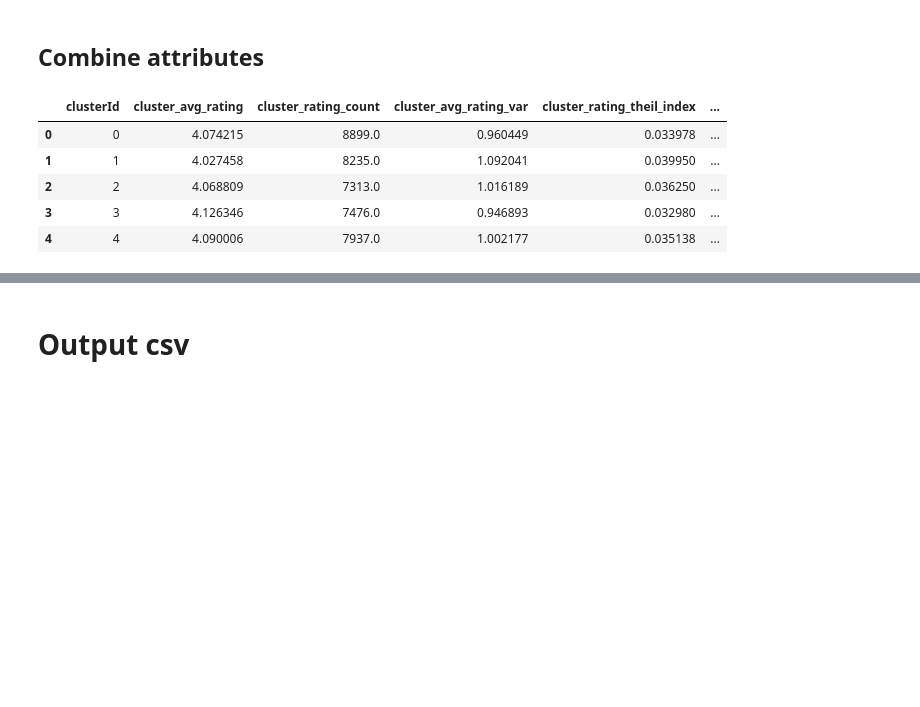
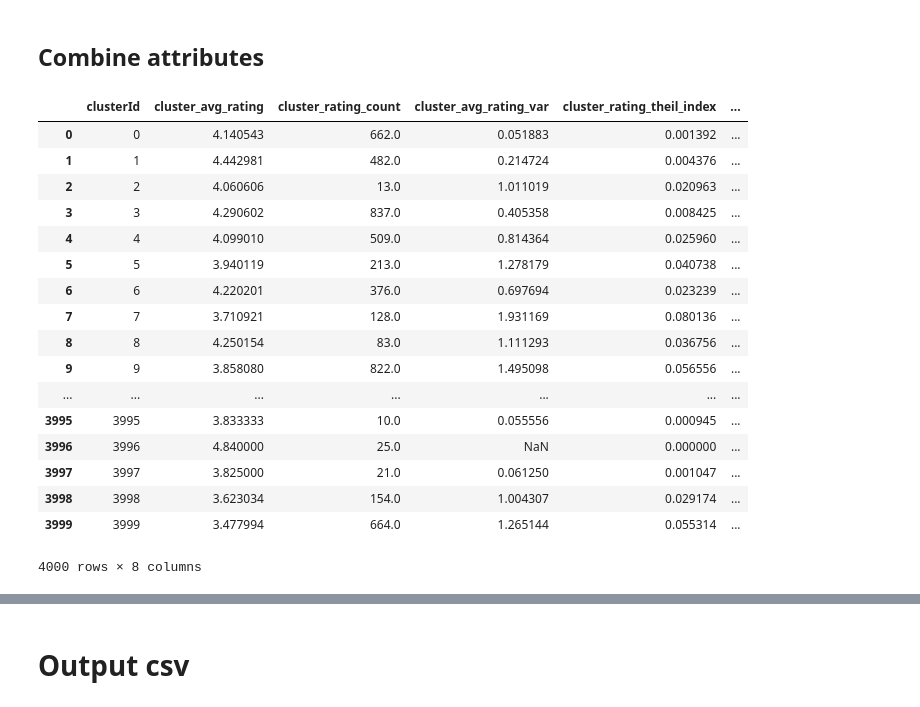
Before and after one commit to wezteoh/hack_on_data, a Jupyter notebook: clustering/cluster_attributes.ipynb, the cells around one changed output, grey strips where cells are left out. Cells and saved outputs as stored; diff of their text form; code cells hidden in the pictures; blank space fills up the shorter version.

Commit message:
updated cluster attributes module

```diff
--- a/clustering/cluster_attributes.ipynb
+++ b/clustering/cluster_attributes.ipynb
@@ -14,3 +14,6 @@ baby_cluster_df = pd.read_csv('fake_baby_cluster.csv')[['asin','clusterId']]
+# %%
+products_count_df = baby_cluster_df.groupby('clusterId').count()\
+                    .rename(index=str, columns={"asin": "product_count"}).reset_index()
 # %% [markdown]
 # Finding Cluster Attributes
 # %% [markdown]
@@ -56,7 +59,7 @@ def create_cluster_rating_count_df(cluster_x_rating_summary_df):
             .rename(index=str, columns={"rating_count": "cluster_rating_count"})
 # %%
 def create_cluster_rating_summary_df(cluster_df, product_rating_summary_df):
-    cluster_x_rating_summary_df = product_rating_summary_df.join(cluster_df.set_index('asin'), on='asin')
+    cluster_x_rating_summary_df = cluster_df.join(product_rating_summary_df.set_index('asin'), on='asin')
     avg_df = create_cluster_avg_rating_df(cluster_x_rating_summary_df)
     count_df = create_cluster_rating_count_df(cluster_x_rating_summary_df)
     var_df = create_cluster_rating_var_df(cluster_x_rating_summary_df)
@@ -76,7 +79,7 @@ def create_cluster_price_theil_index_df(cluster_x_meta_df):
             .rename(index=str, columns={"price": "cluster_price_theil_index"})
 # %%
 def create_cluster_price_summary_df(cluster_df, meta_df):
-    cluster_x_meta_df = meta_df.join(cluster_df.set_index('asin'), on='asin')
+    cluster_x_meta_df = cluster_df.join(meta_df.set_index('asin'), on='asin')
     var_df = create_cluster_price_var_df(cluster_x_meta_df)
     t_df = create_cluster_price_theil_index_df(cluster_x_meta_df)
     return var_df.join(t_df).reset_index()
@@ -87,12 +90,26 @@ baby_cluster_price_summary_df = create_cluster_price_summary_df(baby_cluster_df,
 # %%
 baby_cluster_summary_df = baby_cluster_rating_summary_df.join(baby_cluster_price_summary_df.\
                                                               set_index('clusterId'), on='clusterId')
+#baby_cluster_summary_df['clusterId'] = baby_cluster_summary_df['clusterId'].astype(int)
+baby_cluster_summary_df =baby_cluster_summary_df.join(products_count_df.set_index('clusterId'), on='clusterId')
 # %%
-baby_cluster_summary_df.head()
+baby_cluster_summary_df
 # %% [output]
 |  | clusterId | cluster_avg_rating | cluster_rating_count | cluster_avg_rating_var | cluster_rating_theil_index | ... |
-| 0 | 0 | 4.074215 | 8899.0 | 0.960449 | 0.033978 | ... |
-| 1 | 1 | 4.027458 | 8235.0 | 1.092041 | 0.039950 | ... |
-| 2 | 2 | 4.068809 | 7313.0 | 1.016189 | 0.036250 | ... |
-| 3 | 3 | 4.126346 | 7476.0 | 0.946893 | 0.032980 | ... |
-| 4 | 4 | 4.090006 | 7937.0 | 1.002177 | 0.035138 | ... |
+| 0 | 0 | 4.140543 | 662.0 | 0.051883 | 0.001392 | ... |
+| 1 | 1 | 4.442981 | 482.0 | 0.214724 | 0.004376 | ... |
+| 2 | 2 | 4.060606 | 13.0 | 1.011019 | 0.020963 | ... |
+| 3 | 3 | 4.290602 | 837.0 | 0.405358 | 0.008425 | ... |
+| 4 | 4 | 4.099010 | 509.0 | 0.814364 | 0.025960 | ... |
+| 5 | 5 | 3.940119 | 213.0 | 1.278179 | 0.040738 | ... |
+| 6 | 6 | 4.220201 | 376.0 | 0.697694 | 0.023239 | ... |
+| 7 | 7 | 3.710921 | 128.0 | 1.931169 | 0.080136 | ... |
+| 8 | 8 | 4.250154 | 83.0 | 1.111293 | 0.036756 | ... |
+| 9 | 9 | 3.858080 | 822.0 | 1.495098 | 0.056556 | ... |
+| ... | ... | ... | ... | ... | ... | ... |
+| 3995 | 3995 | 3.833333 | 10.0 | 0.055556 | 0.000945 | ... |
+| 3996 | 3996 | 4.840000 | 25.0 | NaN | 0.000000 | ... |
+| 3997 | 3997 | 3.825000 | 21.0 | 0.061250 | 0.001047 | ... |
+| 3998 | 3998 | 3.623034 | 154.0 | 1.004307 | 0.029174 | ... |
+| 3999 | 3999 | 3.477994 | 664.0 | 1.265144 | 0.055314 | ... |
+4000 rows × 8 columns
```
Also changed, not shown: parts of 5 cells of this notebook.
